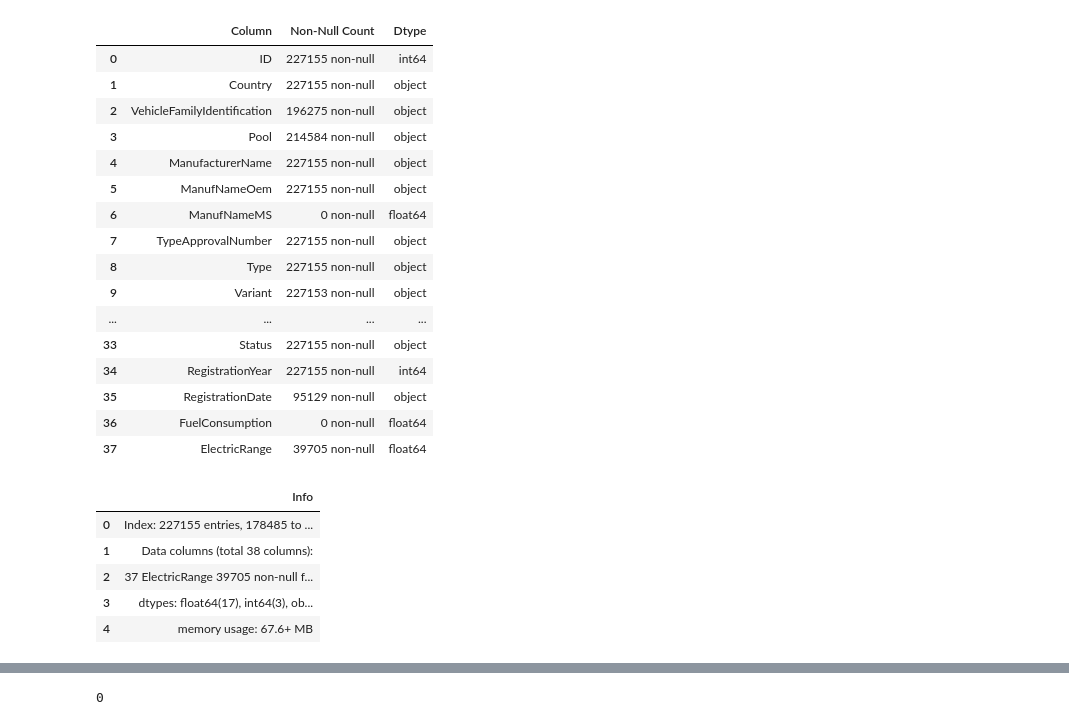
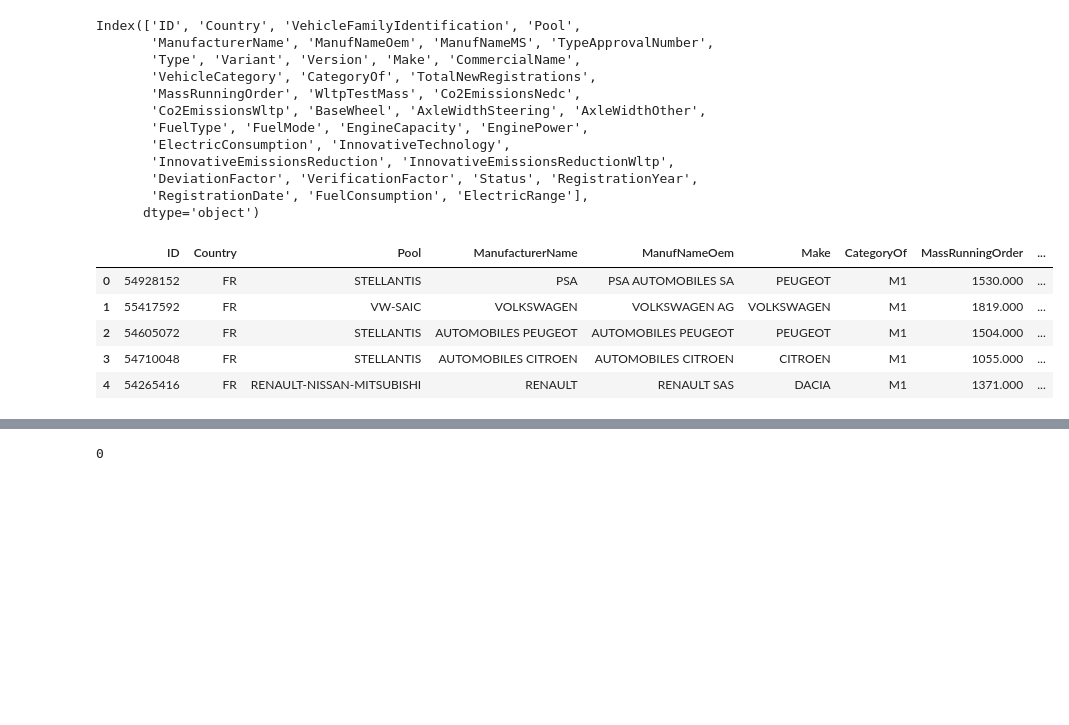
Before and after one commit to MatthieuLeNozach/car-co2-prediction_pre-release, a Jupyter notebook: src/test.ipynb, the cells around one changed output, grey strips where cells are left out. Saved outputs shown, nothing was run; the diff lists cells and outputs as text; code cells hidden in the pictures; blank space fills up the shorter version.

```diff
--- a/src/test.ipynb
+++ b/src/test.ipynb
@@ -37,2 +23,8 @@ FileNotFoundError: [Errno 2] No such file or directory: './automobile-co2-emissi
+# %%
+df = pd.read_csv('data/sample.csv')
 # %%
-df = co2.select_countries(df, ['CY', 'SK', 'LU', 'FI', 'MT'])
+df = co2.data.select_countries(df, ['FR'])
+# %%
+import auto_co2 as co2
+df = co2.data.rename_columns(df)
+co2.styles.displayer(df, 10)
@@ -39,4 +83,4 @@ df = co2.select_countries(df, ['CY', 'SK', 'LU', 'FI', 'MT'])
 # %%
-df = co2.rename_columns(df)
-viz.display_head(df, 10)
+df = co2.data.convert_dtypes(df)
+co2.styles.display_info(df)
 # %% [output]
@@ -94,27 +110,25 @@ viz.display_describe(df)
+# %%
+df.columns
+# %% [output]
+Index(['ID', 'Country', 'VehicleFamilyIdentification', 'Pool',
+       'ManufacturerName', 'ManufNameOem', 'ManufNameMS', 'TypeApprovalNumber',
+       'Type', 'Variant', 'Version', 'Make', 'CommercialName',
+       'VehicleCategory', 'CategoryOf', 'TotalNewRegistrations',
+       'MassRunningOrder', 'WltpTestMass', 'Co2EmissionsNedc',
+       'Co2EmissionsWltp', 'BaseWheel', 'AxleWidthSteering', 'AxleWidthOther',
+       'FuelType', 'FuelMode', 'EngineCapacity', 'EnginePower',
+       'ElectricConsumption', 'InnovativeTechnology',
+       'InnovativeEmissionsReduction', 'InnovativeEmissionsReductionWltp',
+       'DeviationFactor', 'VerificationFactor', 'Status', 'RegistrationYear',
+       'RegistrationDate', 'FuelConsumption', 'ElectricRange'],
+      dtype='object')
 # %%
-df = co2.convert_dtypes(df)
-viz.display_info(df)
+df = co2.data.drop_irrelevant_columns(df)
+co2.styles.displayer(df)
 # %% [output]
-|  | Column | Non-Null Count | Dtype |
-| 0 | ID | 227155 non-null | int64 |
-| 1 | Country | 227155 non-null | object |
-| 2 | VehicleFamilyIdentification | 196275 non-null | object |
-| 3 | Pool | 214584 non-null | object |
-| 4 | ManufacturerName | 227155 non-null | object |
-| 5 | ManufNameOem | 227155 non-null | object |
-| 6 | ManufNameMS | 0 non-null | float64 |
-| 7 | TypeApprovalNumber | 227155 non-null | object |
-| 8 | Type | 227155 non-null | object |
-| 9 | Variant | 227153 non-null | object |
-| ... | ... | ... | ... |
-| 33 | Status | 227155 non-null | object |
-| 34 | RegistrationYear | 227155 non-null | int64 |
-| 35 | RegistrationDate | 95129 non-null | object |
-| 36 | FuelConsumption | 0 non-null | float64 |
-| 37 | ElectricRange | 39705 non-null | float64 |
+|  | ID | Country | Pool | ManufacturerName | ManufNameOem | Make | CategoryOf | MassRunningOrder | ... |
+| 0 | 54928152 | FR | STELLANTIS | PSA | PSA AUTOMOBILES SA | PEUGEOT | M1 | 1530.000 | ... |
+| 1 | 55417592 | FR | VW-SAIC | VOLKSWAGEN | VOLKSWAGEN AG | VOLKSWAGEN | M1 | 1819.000 | ... |
+| 2 | 54605072 | FR | STELLANTIS | AUTOMOBILES PEUGEOT | AUTOMOBILES PEUGEOT | PEUGEOT | M1 | 1504.000 | ... |
+| 3 | 54710048 | FR | STELLANTIS | AUTOMOBILES CITROEN | AUTOMOBILES CITROEN | CITROEN | M1 | 1055.000 | ... |
+| 4 | 54265416 | FR | RENAULT-NISSAN-MITSUBISHI | RENAULT | RENAULT SAS | DACIA | M1 | 1371.000 | ... |
-|  | Info |
-| 0 | Index: 227155 entries, 178485 to ... |
-| 1 | Data columns (total 38 columns): |
-| 2 | 37 ElectricRange 39705 non-null f... |
-| 3 | dtypes: float64(17), int64(3), ob... |
-| 4 | memory usage: 67.6+ MB |
```
Also changed, not shown: parts of 34 cells of this notebook, 25 other files.
